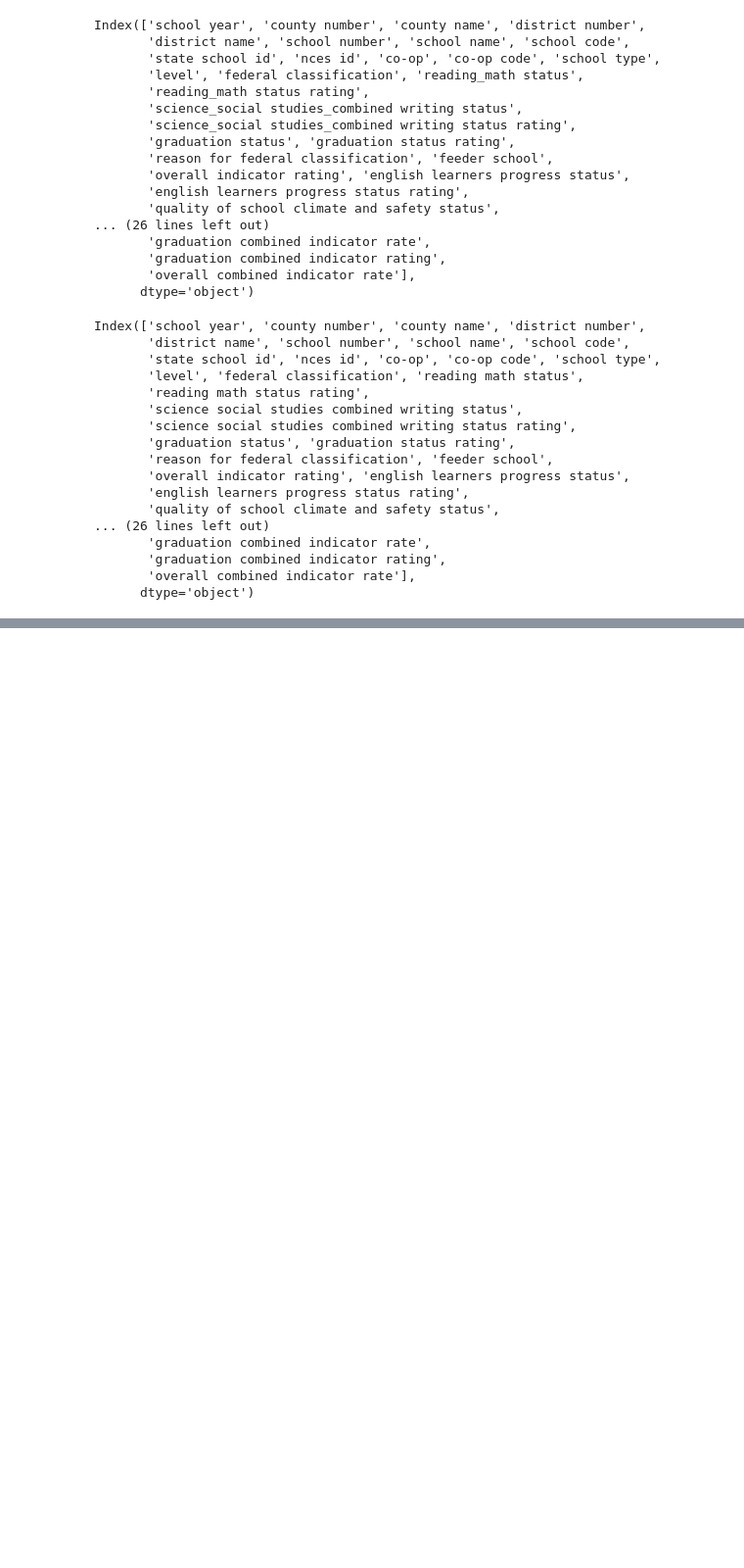
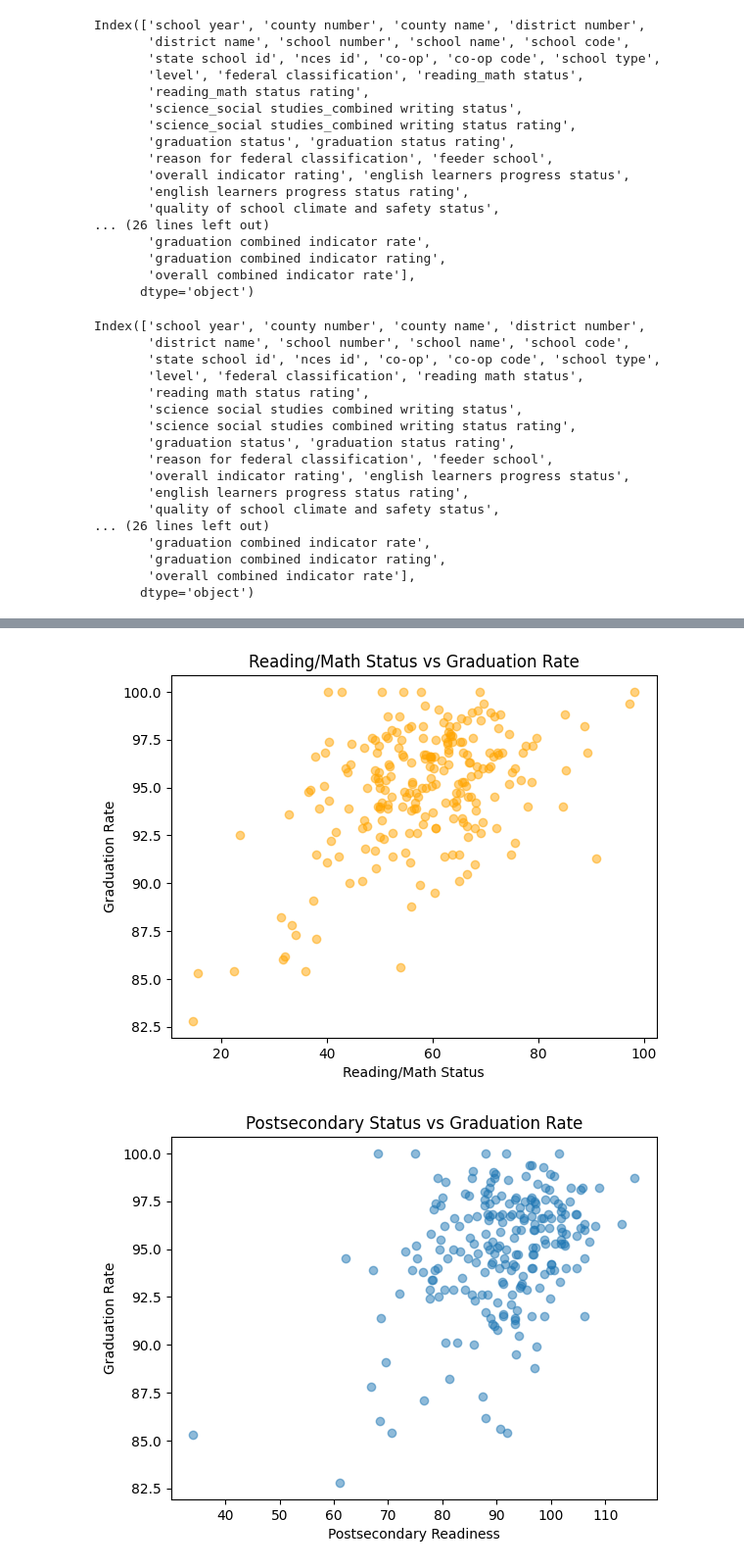
Before and after one commit to davejbud88/Preparing_Students, a Jupyter notebook: School_Data.ipynb, the cells around one changed output, grey strips where cells are left out. Shown at 98% size. Drawn from its saved outputs; the diff is of its cells as text; code cells hidden in the pictures; blank space fills up the shorter version.

```diff
--- a/School_Data.ipynb
+++ b/School_Data.ipynb
@@ -95,0 +359,15 @@ print(df_Level)
+# %%
+plt.scatter(table['reading math status'], table['graduation status'], alpha=0.5, color='orange')
+plt.title('Reading/Math Status vs Graduation Rate')
+plt.xlabel('Reading/Math Status')
+plt.ylabel('Graduation Rate')
+plt.show()
+
+plt.scatter(table['postsecondary status'], table['graduation status'], alpha=0.5)
+plt.title('Postsecondary Status vs Graduation Rate')
+plt.xlabel('Postsecondary Readiness')
+plt.ylabel('Graduation Rate')
+plt.show()
+# %% [output]
+[figure, added]
+[figure, added]
```
Also changed, not shown: parts of 20 cells of this notebook, 2 other files.
